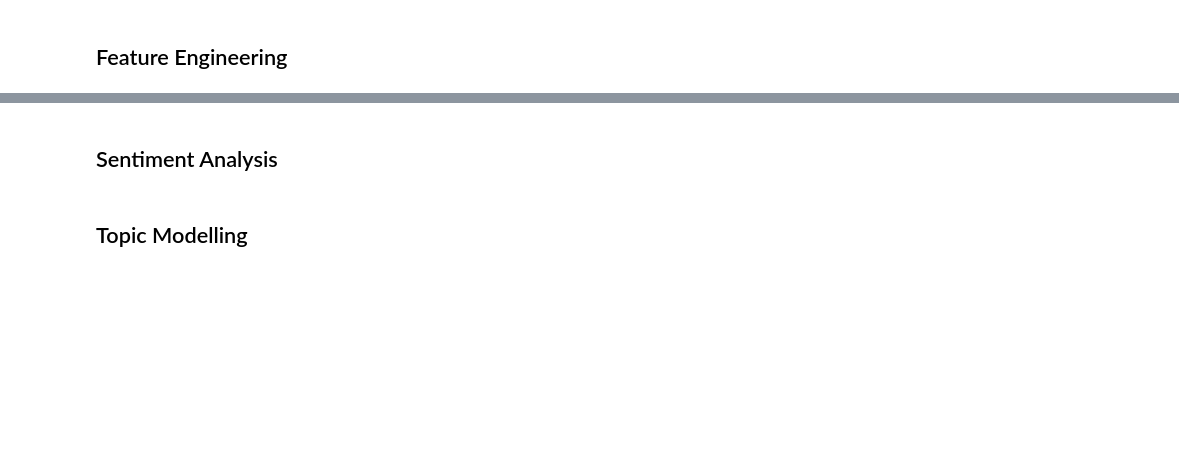
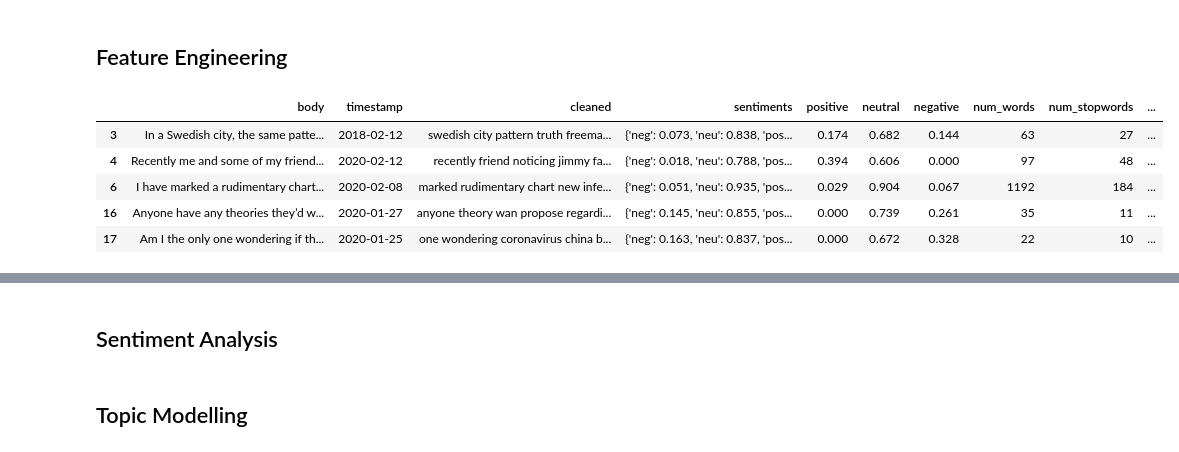
Before and after one commit to nszoni/reddit_conspiracy_theories, a Jupyter notebook: python/reddit_conspiracy_theories.ipynb, the cells around one changed output, grey strips where cells are left out. Saved outputs shown, nothing was run; the diff lists cells and outputs as text; code cells hidden in the pictures; blank space fills up the shorter version.

```diff
--- a/python/reddit_conspiracy_theories.ipynb
+++ b/python/reddit_conspiracy_theories.ipynb
@@ -67,2 +46,30 @@ body_data.body   = body_data.body.apply(lambda x:re.sub(r'\s+', ' ', x, flags=re
 title_data.timestamp = pd.to_datetime(title_data.timestamp).dt.date
 body_data.timestamp = pd.to_datetime(body_data.timestamp).dt.date
+# %%
+lemmatizer = WordNetLemmatizer()
+
+def text_preprocess_lemmatize(text: str) -> str:
+
+    '''
+    - remove handlers (eg. @username)
+    - remove urls
+    - remove any non-word elements (inc. punctuation)
+    - remove single letters
+    - remove digits
+    - replace multiple spaces with a single space
+    - tokenize text
+    - filter out stopwords
+    - lemmatize tokens
+    - filter out tokens with less than 3 characters
+    '''
+    garbage = re.compile('@[^\s]+|http\S+|\W|\s+[a-zA-Z]\s+|\d+|\s+')
+
+    text = text.lower()
+    text= re.sub(garbage,' ', text)
+
+    tokens = word_tokenize(text)
+    tokens = [token for token in tokens if token not in set(stopwords.words('english'))]
+    tokens = [lemmatizer.lemmatize(token) for token in tokens]
+    tokens = [word for word in tokens if len(word)>=3]
+    preprocessed_text = ' '.join(tokens)
+    return preprocessed_text
@@ -68,0 +85,2 @@ body_data.timestamp = pd.to_datetime(body_data.timestamp).dt.date
+# %%
+body_data['cleaned'] = body_data['body'].apply(text_preprocess_lemmatize)
@@ -69,2 +96,21 @@ body_data.timestamp = pd.to_datetime(body_data.timestamp).dt.date
+# %%
+#drop rows where cleaned is null
+body_data['cleaned'].replace('', np.nan, inplace=True)
+body_data = body_data[body_data['cleaned'].notna()]
 # %% [markdown]
 ## Feature Engineering
+# %%
+# Apply SIA from Vader package
+
+#TODO: do it on raw text
+sid = sia()
+body_data['sentiments'] = body_data['body'].apply(lambda x: sid.polarity_scores(' '.join(re.findall(r'\w+',x.lower()))))
+# %%
+body_data.head()
+# %% [output]
+|  | body | timestamp | cleaned | sentiments | positive | neutral | negative | num_words | num_stopwords | ... |
+| 3 | In a Swedish city, the same patte... | 2018-02-12 | swedish city pattern truth freema... | {'neg': 0.073, 'neu': 0.838, 'pos... | 0.174 | 0.682 | 0.144 | 63 | 27 | ... |
+| 4 | Recently me and some of my friend... | 2020-02-12 | recently friend noticing jimmy fa... | {'neg': 0.018, 'neu': 0.788, 'pos... | 0.394 | 0.606 | 0.000 | 97 | 48 | ... |
+| 6 | I have marked a rudimentary chart... | 2020-02-08 | marked rudimentary chart new infe... | {'neg': 0.051, 'neu': 0.935, 'pos... | 0.029 | 0.904 | 0.067 | 1192 | 184 | ... |
+| 16 | Anyone have any theories they’d w... | 2020-01-27 | anyone theory wan propose regardi... | {'neg': 0.145, 'neu': 0.855, 'pos... | 0.000 | 0.739 | 0.261 | 35 | 11 | ... |
+| 17 | Am I the only one wondering if th... | 2020-01-25 | one wondering coronavirus china b... | {'neg': 0.163, 'neu': 0.837, 'pos... | 0.000 | 0.672 | 0.328 | 22 | 10 | ... |
```
Also changed, not shown: parts of 12 cells of this notebook, 4 other files.
